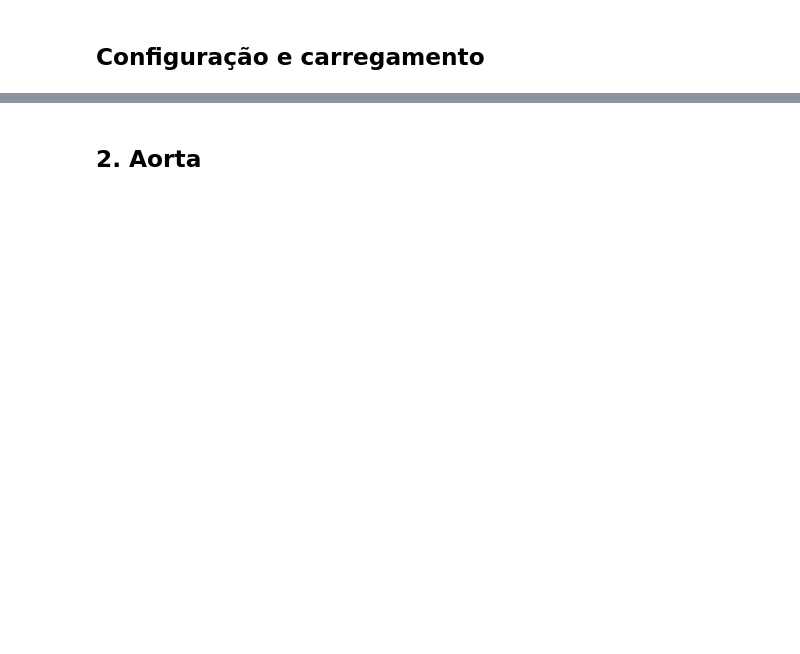
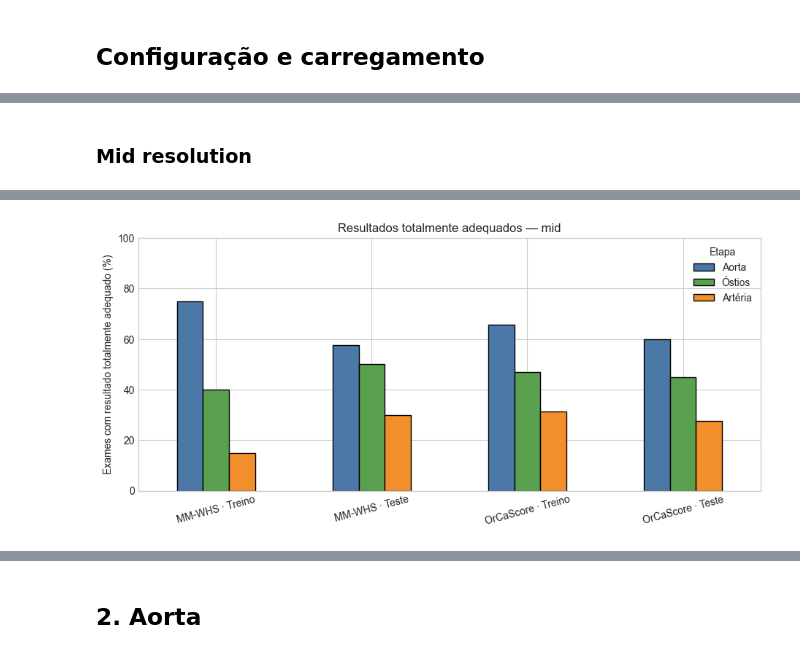
Before and after one commit to matheusssilva991/coronary-centerline-detection, a Jupyter notebook: src/eda/external_ccta_visual_assessment.ipynb, the cells around one changed output, grey strips where cells are left out. Drawn from its saved outputs; the diff is of its cells as text; code cells hidden in the pictures; blank space fills up the shorter version.

```diff
--- a/src/eda/external_ccta_visual_assessment.ipynb
+++ b/src/eda/external_ccta_visual_assessment.ipynb
@@ -39,13 +43,16 @@ EXTERNAL_RESULTS_ROOT = Path(
         "/media/matheus/HD/Results_dataset_ccta",
     )
 )
-VISUAL_ASSESSMENT_PATHS = {
-    "MM-WHS": EXTERNAL_RESULTS_ROOT
-    / "mmwhs/mid_res/2026-09-19_10-23-15/visual/avaliacao_visual.xlsx",
-    "OrCaScore": EXTERNAL_RESULTS_ROOT
-    / "orcascore/mid_res/2026-09-19_10-23-50/visual/avaliacao_visual.xlsx",
+RUN_DIRS = {
+    "mid": {
+        "MM-WHS": EXTERNAL_RESULTS_ROOT / "mmwhs/mid_res/2026-09-22_18-51-28",
+        "OrCaScore": EXTERNAL_RESULTS_ROOT / "orcascore/mid_res/2026-09-19_10-23-50",
+    },
+    "high": {
+        "MM-WHS": EXTERNAL_RESULTS_ROOT / "mmwhs/high_res/2026-09-22_17-47-45",
+        "OrCaScore": EXTERNAL_RESULTS_ROOT / "orcascore/high_res/2026-09-22_19-12-41",
+    },
 }
-
 DATASET_ORDER = ["MM-WHS", "OrCaScore"]
 COHORT_ORDER = [*DATASET_ORDER, "Geral"]
 STATUS_COLORS = {
@@ -59,7 +66,26 @@ STATUS_COLORS = {
     "Não detectados": "#F97316",
     "Não avaliável": "#9CA3AF",
 }
+RESOLUTION_COLORS = {"mid": "#4C78A8", "high": "#F28E2B"}
 
-assessments = load_external_visual_assessments(VISUAL_ASSESSMENT_PATHS)
-print(f"Avaliações carregadas: {len(assessments)}")
-display(assessments.groupby("dataset").size().rename("exames").to_frame())
+subset_lookup = load_assessment_subset_lookup(
+    {
+        dataset: [
+            RUN_DIRS[resolution][dataset] / "numeric/results_all.csv"
+            for resolution in RUN_DIRS
+        ]
+        for dataset in DATASET_ORDER
+    }
+)
+assessments = {
+    resolution: attach_assessment_subsets(
+        load_external_visual_assessments(
+            {
+                dataset: run_dir / "visual/avaliacao_visual.xlsx"
+                for dataset, run_dir in run_dirs.items()
+            }
+        ),
+        subset_lookup,
+    )
+    for resolution, run_dirs in RUN_DIRS.items()
+}
@@ -195,0 +191,5 @@ Os dois bancos apresentam proporções próximas de aortas e pares de óstios to
+# %% [markdown]
+### Mid resolution
+# %%
+general_mid = show_general_results("mid")
+# %% [output]
@@ -195,0 +205 @@ Os dois bancos apresentam proporções próximas de aortas e pares de óstios to
+[figure, added]
```
Also changed, not shown: parts of 34 cells of this notebook, 17 other files.
